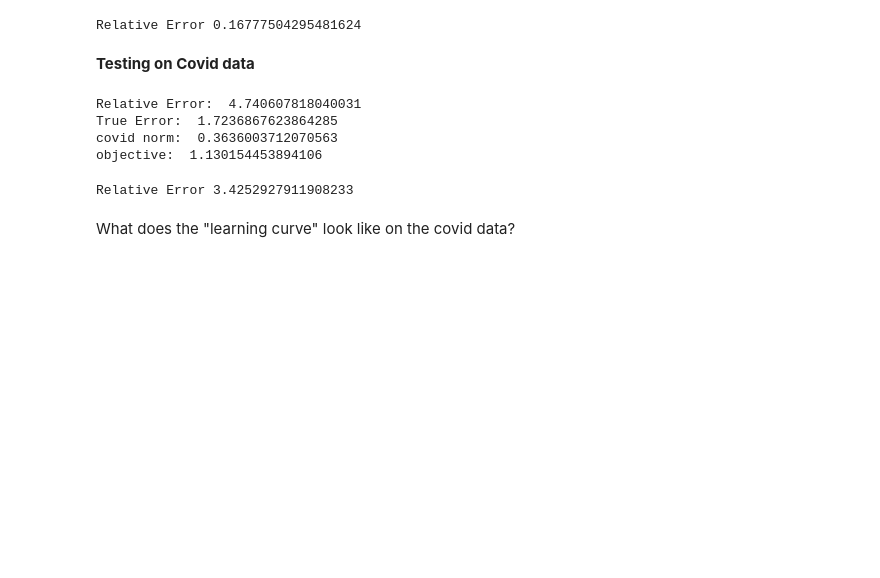
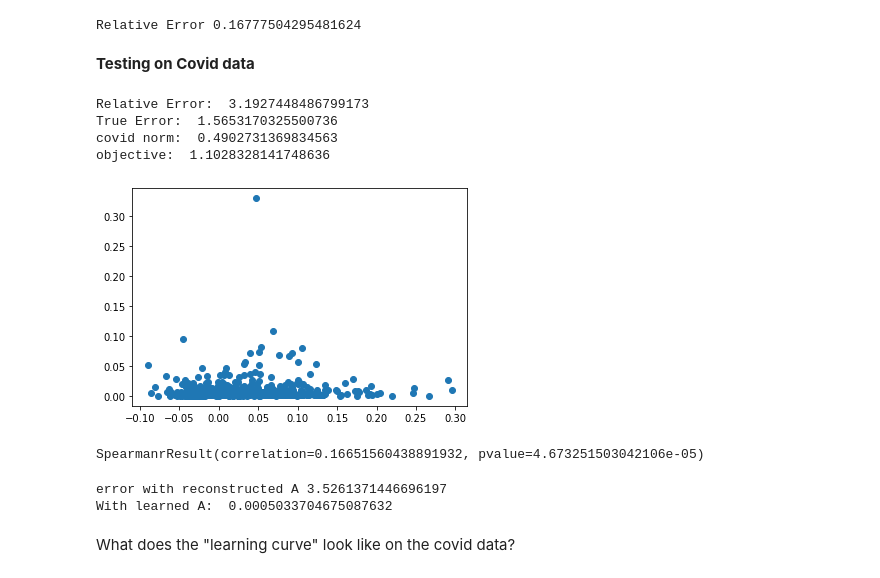
Before and after one commit to wswartworth/weighted_nmf, a Jupyter notebook: alternating_nnls.ipynb, the cells around one changed output. Cells and saved outputs as stored; diff of their text form; code cells hidden in the pictures; blank space fills up the shorter version.

```diff
--- a/alternating_nnls.ipynb
+++ b/alternating_nnls.ipynb
@@ -219,7 +236,7 @@ full_yu = demo_data.read_yu_data()
 (yu_train,covid_train), (yu_test,covid_test) = demo_data.training_test_data(full_yu, covid_col, test_frac=0.2)
 yu_train, covid_train, yu_test, covid_test = yu_train.to_numpy(), covid_train.to_numpy(), yu_test.to_numpy(), covid_test.to_numpy()
 # %%
-(A, B, v), objective_val = do_training(yu_train, covid_train, lmda=100, k=10, num_iters=50)
+(A, B, v), objective_val = do_training(yu_train, covid_train, lmda=1.0, k=10, num_iters=50, v_nonnegative=False)
 
 predicted_covid = do_inference(B,yu_test,v)
 error = np.linalg.norm(predicted_covid - covid_test)/np.linalg.norm(covid_test)
@@ -229,20 +246,32 @@ print("True Error: ", np.linalg.norm(predicted_covid - covid_test))
 print("covid norm: ", np.linalg.norm(covid_test) )
 print("objective: ", objective_val)
 # %% [output]
-Relative Error:  4.740607818040031
-True Error:  1.7236867623864285
-covid norm:  0.3636003712070563
-objective:  1.130154453894106
+Relative Error:  3.1927448486799173
+True Error:  1.5653170325500736
+covid norm:  0.4902731369834563
+objective:  1.1028328141748636
+# %%
+plt.scatter(predicted_covid, covid_test)
+plt.show()
+print(spearmanr(predicted_covid.flatten(), covid_test.flatten()))
+# %% [output]
+[figure, added]
+SpearmanrResult(correlation=0.16651560438891932, pvalue=4.673251503042106e-05)
 # %%
 #Evaluating on training data rather than testing data
-(A, B, v), objective_val = do_training(yu_train, covid_train, lmda=100, k=10, num_iters=50)
+(A, B, v), objective_val = do_training(yu_train, covid_train, lmda=10, k=10, num_iters=50,v_nonnegative=False)
 
 predicted_covid = do_inference(B,yu_train,v)
-error = np.linalg.norm(predicted_covid - covid_train)/np.linalg.norm(covid_train)
 
-print("Relative Error", error)
+error = np.linalg.norm(predicted_covid - covid_train)
+print("error with reconstructed A", error)
+
+#A
+error_A = np.linalg.norm(A@v - covid_train)
+print("With learned A: ", error_A)
 # %% [output]
-Relative Error 3.4252927911908233
+error with reconstructed A 3.5261371446696197
+With learned A:  0.0005033704675087632
 # %% [markdown]
 What does the "learning curve" look like on the covid data?
 # %%
```
Also changed, not shown: parts of 13 cells of this notebook.
